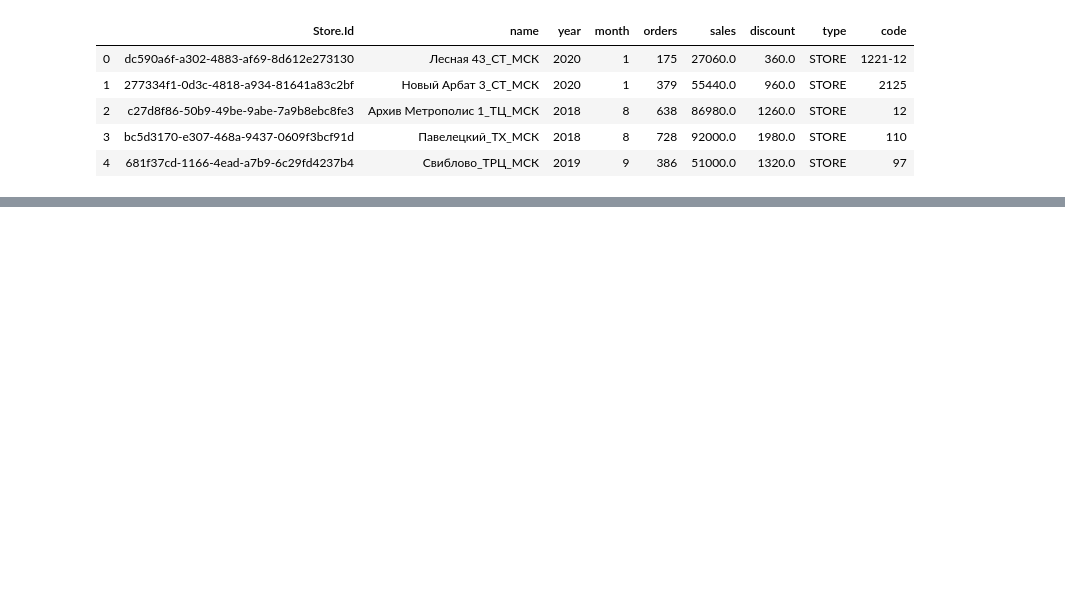
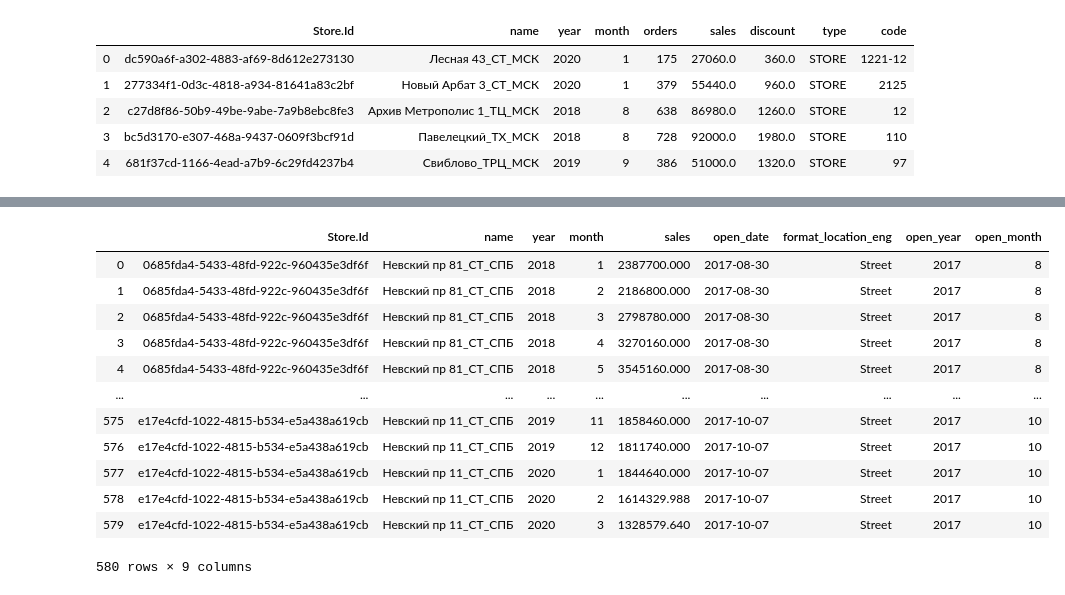
Before and after one commit to gdokuchaev/CFX, a Jupyter notebook: Rump_up_calc.ipynb, the cells around one changed output, grey strips where cells are left out. Cells and saved outputs as stored; diff of their text form; code cells hidden in the pictures; blank space fills up the shorter version.

```diff
--- a/Rump_up_calc.ipynb
+++ b/Rump_up_calc.ipynb
@@ -111,0 +111,4 @@ woring_24m
+# %%
+working_24m = sales[['name','sales']].groupby(by=['name'], as_index=False).count()
+working_24m = list(working_24m[working_24m['sales'] >= 24].name)
+print(working_24m, len(working_24m))
@@ -111,0 +117,4 @@ woring_24m
+# %%
+stores = sales[sales.name.isin(working_24m)]
+stores = stores[['Store.Id', 'name']].drop_duplicates().reset_index(drop=True)
+stores
@@ -111,0 +139,6 @@ woring_24m
+# %%
+%%time
+stores_iiko = pd.read_sql('SELECT * FROM dbo.stores', engine)
+stores_iiko = stores_iiko[['open_date', 'format_location_eng', 'iiko_store_id']]
+stores_iiko = stores_iiko[stores_iiko.iiko_store_id.isin(stores['Store.Id'])].sort_values(by='open_date')
+stores_iiko
@@ -111,0 +164,8 @@ woring_24m
+# %%
+stores = stores.merge(
+    stores_iiko, left_on='Store.Id', right_on='iiko_store_id')
+stores = stores[['name', 'open_date', 'format_location_eng']].sort_values(by='open_date')
+stores.open_date = pd.to_datetime(stores.open_date, format='%Y-%m-%d')
+stores['open_year'] = stores.open_date.dt.year
+stores['open_month'] = stores.open_date.dt.month
+stores
@@ -111,0 +190,17 @@ woring_24m
+# %%
+sales = sales.merge(stores, on='name')
+sales
+# %% [output]
+|  | Store.Id | name | year | month | sales | open_date | format_location_eng | open_year | open_month |
+| 0 | 0685fda4-5433-48fd-922c-960435e3df6f | Невский пр 81_СТ_СПБ | 2018 | 1 | 2387700.000 | 2017-08-30 | Street | 2017 | 8 |
+| 1 | 0685fda4-5433-48fd-922c-960435e3df6f | Невский пр 81_СТ_СПБ | 2018 | 2 | 2186800.000 | 2017-08-30 | Street | 2017 | 8 |
+| 2 | 0685fda4-5433-48fd-922c-960435e3df6f | Невский пр 81_СТ_СПБ | 2018 | 3 | 2798780.000 | 2017-08-30 | Street | 2017 | 8 |
+| 3 | 0685fda4-5433-48fd-922c-960435e3df6f | Невский пр 81_СТ_СПБ | 2018 | 4 | 3270160.000 | 2017-08-30 | Street | 2017 | 8 |
+| 4 | 0685fda4-5433-48fd-922c-960435e3df6f | Невский пр 81_СТ_СПБ | 2018 | 5 | 3545160.000 | 2017-08-30 | Street | 2017 | 8 |
+| ... | ... | ... | ... | ... | ... | ... | ... | ... | ... |
+| 575 | e17e4cfd-1022-4815-b534-e5a438a619cb | Невский пр 11_СТ_СПБ | 2019 | 11 | 1858460.000 | 2017-10-07 | Street | 2017 | 10 |
+| 576 | e17e4cfd-1022-4815-b534-e5a438a619cb | Невский пр 11_СТ_СПБ | 2019 | 12 | 1811740.000 | 2017-10-07 | Street | 2017 | 10 |
+| 577 | e17e4cfd-1022-4815-b534-e5a438a619cb | Невский пр 11_СТ_СПБ | 2020 | 1 | 1844640.000 | 2017-10-07 | Street | 2017 | 10 |
+| 578 | e17e4cfd-1022-4815-b534-e5a438a619cb | Невский пр 11_СТ_СПБ | 2020 | 2 | 1614329.988 | 2017-10-07 | Street | 2017 | 10 |
+| 579 | e17e4cfd-1022-4815-b534-e5a438a619cb | Невский пр 11_СТ_СПБ | 2020 | 3 | 1328579.640 | 2017-10-07 | Street | 2017 | 10 |
+580 rows × 9 columns
```
Also changed, not shown: parts of 13 cells of this notebook.
